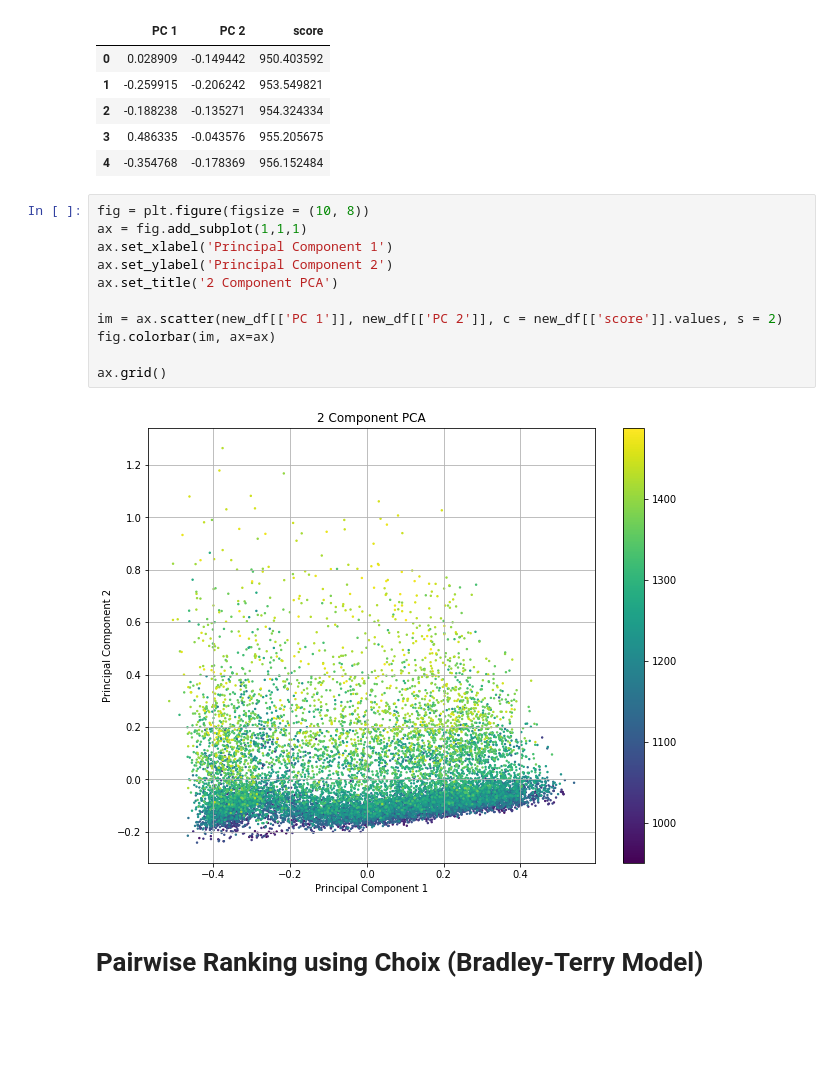
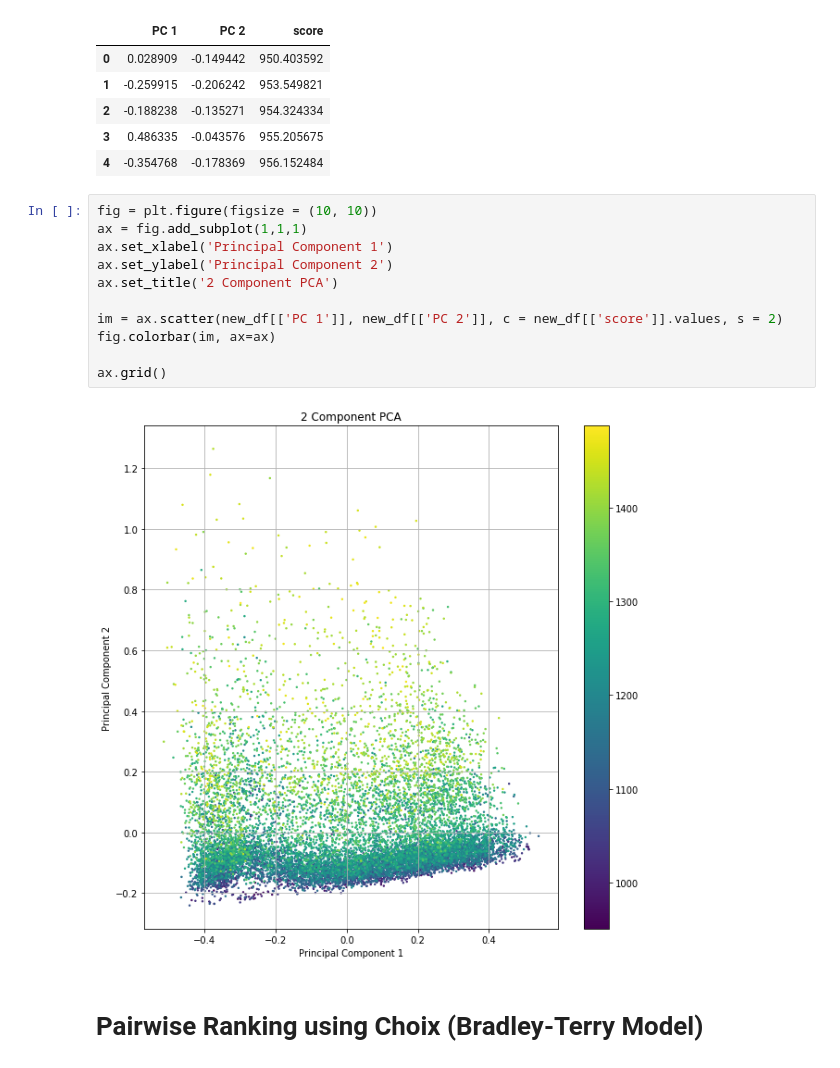
Before and after one commit to swapsha96/socis, a Jupyter notebook: Playing with Sunspotter Dataset.ipynb, the cells around one changed output. Cells and saved outputs as stored; diff of their text form; blank space fills up the shorter version.

```diff
--- a/Playing with Sunspotter Dataset.ipynb
+++ b/Playing with Sunspotter Dataset.ipynb
@@ -227,18 +227,18 @@ new_df.head()
 | 3 | 0.486335 | -0.043576 | 955.205675 |
 | 4 | -0.354768 | -0.178369 | 956.152484 |
 # %%
-fig = plt.figure(figsize = (10, 8))
+fig = plt.figure(figsize = (10, 10))
 ax = fig.add_subplot(1,1,1)
 ax.set_xlabel('Principal Component 1')
 ax.set_ylabel('Principal Component 2')
 ax.set_title('2 Component PCA')
 
 im = ax.scatter(new_df[['PC 1']], new_df[['PC 2']], c = new_df[['score']].values, s = 2)
 fig.colorbar(im, ax=ax)
 
 ax.grid()
 # %% [output]
-[figure, old version]
+[figure, new version]
 # %% [markdown]
 # Pairwise Ranking using Choix (Bradley-Terry Model)
 # %%
```
Also changed, not shown: parts of 5 cells of this notebook.
